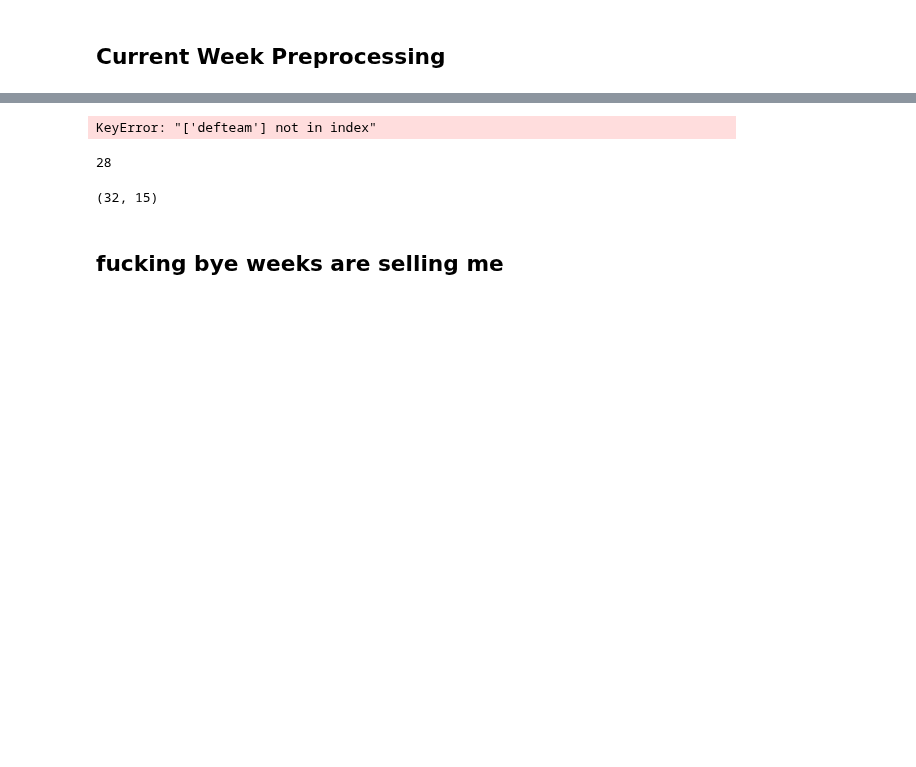
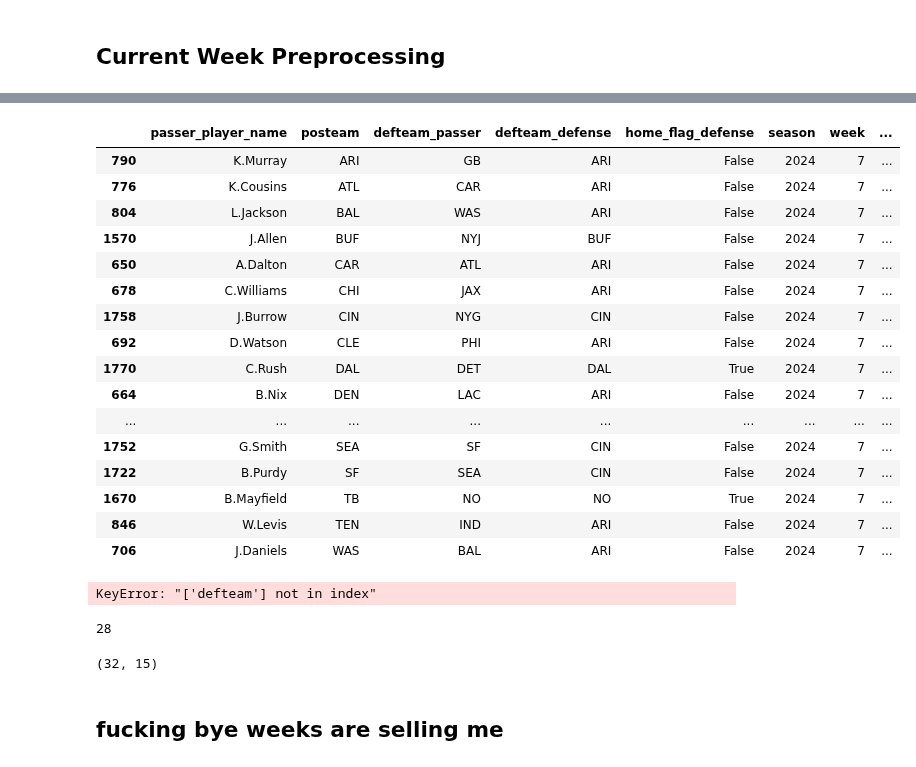
Before and after one commit to bhuggard/CheckTheCover, a Jupyter notebook: testnocom.ipynb, the cells around one changed output, grey strips where cells are left out. Drawn from its saved outputs; the diff is of its cells as text; code cells hidden in the pictures; blank space fills up the shorter version.

```diff
--- a/testnocom.ipynb
+++ b/testnocom.ipynb
@@ -622,5 +606,5 @@ def update_week_to_next(df):
 
     return df_copy
 # %%
-current_week_pred_set = update_week_to_next(filtered_prediction_set_recents)
+current_week_pred_set = update_week_to_next(#*******Ballzzzz*****)
 # %%
@@ -650,3 +612,35 @@ current_week_pred_set
+# %%
+current_week_pred_set[['passer_player_name', 'posteam', 'defteam_passer', 'defteam_defense',
+       'home_flag_defense','season', 'week',
+       'home_flag_passer', 'roof', 'surface',
+       'completion_percentage_ewma_passer', 'pass_attempts_ewma_passer',
+       'air_yards_ewma_passer', 'yards_after_catch_ewma_passer',
+       'epa_ewma_passer', 'interception_ewma_passer', 'qb_hit_ewma_passer',
+       'sack_ewma_passer', 'pass_touchdown_ewma_passer',
+       'passing_yards_ewma_passer', 'cpoe_ewma_passer', 'completion_percentage_ewma_defense',
+       'pass_attempts_ewma_defense', 'air_yards_ewma_defense',
+       'yards_after_catch_ewma_defense', 'epa_ewma_defense',
+       'interception_ewma_defense', 'qb_hit_ewma_defense', 'sack_ewma_defense',
+       'pass_touchdown_ewma_defense', 'passing_yards_ewma_defense',
+       'cpoe_ewma_defense']]
+# %% [output]
+|  | passer_player_name | posteam | defteam_passer | defteam_defense | home_flag_defense | season | week | ... |
+| 790 | K.Murray | ARI | GB | ARI | False | 2024 | 7 | ... |
+| 776 | K.Cousins | ATL | CAR | ARI | False | 2024 | 7 | ... |
+| 804 | L.Jackson | BAL | WAS | ARI | False | 2024 | 7 | ... |
+| 1570 | J.Allen | BUF | NYJ | BUF | False | 2024 | 7 | ... |
+| 650 | A.Dalton | CAR | ATL | ARI | False | 2024 | 7 | ... |
+| 678 | C.Williams | CHI | JAX | ARI | False | 2024 | 7 | ... |
+| 1758 | J.Burrow | CIN | NYG | CIN | False | 2024 | 7 | ... |
+| 692 | D.Watson | CLE | PHI | ARI | False | 2024 | 7 | ... |
+| 1770 | C.Rush | DAL | DET | DAL | True | 2024 | 7 | ... |
+| 664 | B.Nix | DEN | LAC | ARI | False | 2024 | 7 | ... |
+| ... | ... | ... | ... | ... | ... | ... | ... | ... |
+| 1752 | G.Smith | SEA | SF | CIN | False | 2024 | 7 | ... |
+| 1722 | B.Purdy | SF | SEA | CIN | False | 2024 | 7 | ... |
+| 1670 | B.Mayfield | TB | NO | NO | True | 2024 | 7 | ... |
+| 846 | W.Levis | TEN | IND | ARI | False | 2024 | 7 | ... |
+| 706 | J.Daniels | WAS | BAL | ARI | False | 2024 | 7 | ... |
 # %%
 defense_columns = [
     'season', 'week', 'defteam', 'completion_percentage_ewma_defense', 'pass_attempts_ewma_defense',
```
Also changed, not shown: parts of 11 cells of this notebook.
